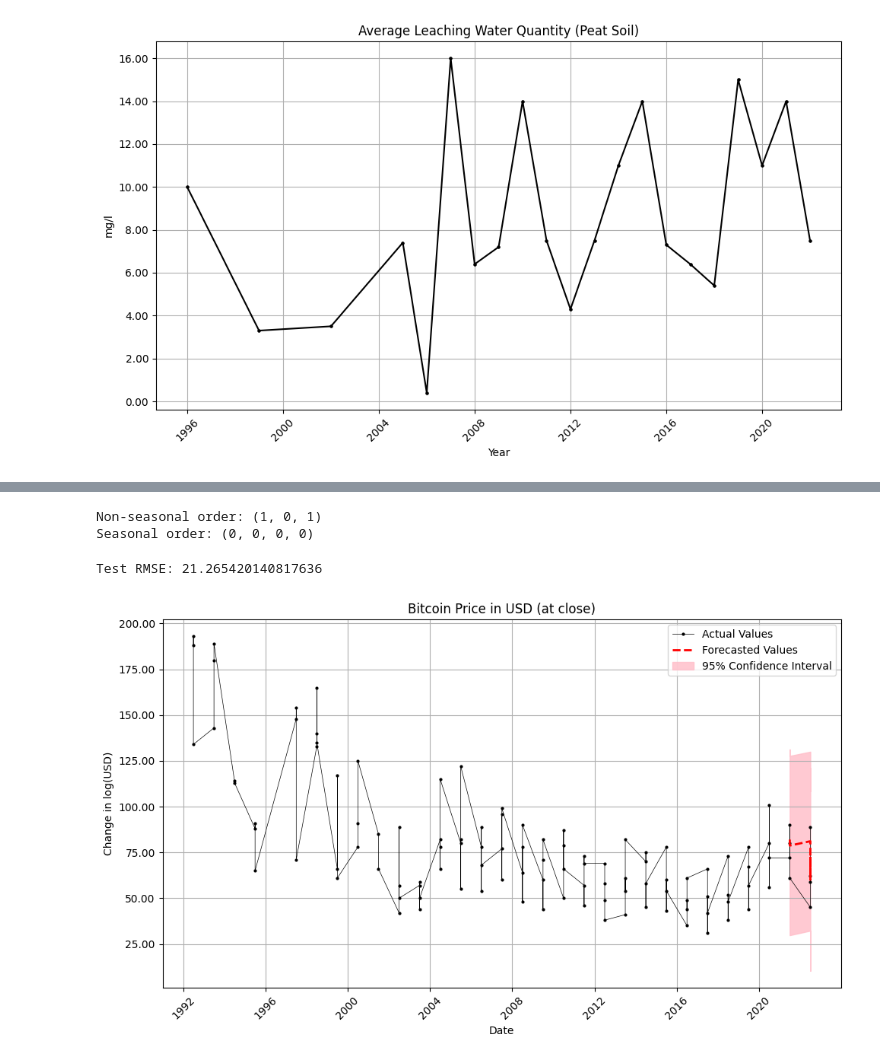
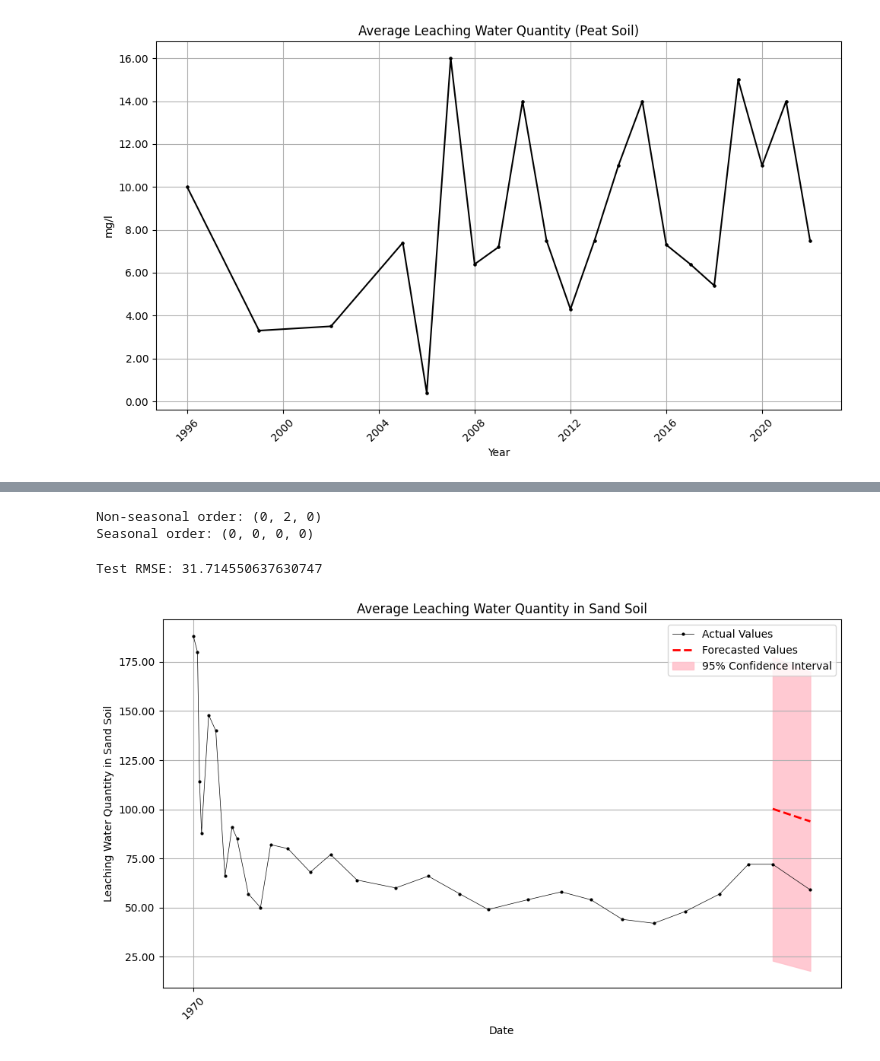
Before and after one commit to damarisparasca/HoTsPot-Intervention, a Jupyter notebook: prediction/time_series.ipynb, the cells around one changed output, grey strips where cells are left out. Drawn from its saved outputs; the diff is of its cells as text; code cells hidden in the pictures.

```diff
--- a/prediction/time_series.ipynb
+++ b/prediction/time_series.ipynb
@@ -141,0 +161,17 @@ KeyError: 'Date'
+# %%
+df_sand['Date'] = pd.to_datetime(df_sand['Date'])  # Convert to datetime
+# %%
+df_sand=df_sand.set_index('Date')  # Set as index
+# %%
+import pandas as pd
+
+# Load your DataFrame (assuming it's already in a variable called df_sand)
+df_sand['Date'] = pd.to_datetime(df_sand['Date'])  # Convert to datetime
+df_sand.set_index('Date', inplace=True)  # Set as index
+# df_sand.sort_index(inplace=True)  # Ensure the index is sorted
+
+# Optional: Set frequency if the data is evenly spaced (e.g., yearly)
+df_sand = df_sand.asfreq('Y')  # Adjust if the data has another frequency like 'M' for months
+
+df_sand.head()
+print(df_sand.index.freq)  # Should print 'A-DEC' (Year-end frequency) or None if irregular
@@ -346,7 +495,7 @@ import pandas as pd
 
 # Note: We drop the first NaN value that results from differencing
 series = df_sand['Gem'].dropna()
-series.index = pd.to_datetime(df_sand['Date'])  # Assuming 'series.index' contains date strings
+series.index = pd.to_datetime(series.index) # Assuming 'series.index' contains date strings
 
 
 # Use auto_arima to find the optimal SARIMA model
@@ -362,7 +511,7 @@ auto_model = auto_arima(series,
                         trace=True,
                         error_action='ignore',
                         suppress_warnings=True,
-                        stepwise=True)
+                        stepwise=False)
 
 print(auto_model.summary())
 # %% [output]
@@ -392,7 +525,7 @@ seasonal_order = auto_model.seasonal_order
 print(f"Non-seasonal order: {order}")
 print(f"Seasonal order: {seasonal_order}")
 # %% [output]
-Non-seasonal order: (1, 0, 1)
+Non-seasonal order: (0, 2, 0)
 Seasonal order: (0, 0, 0, 0)
 # %%
 from tqdm import trange
@@ -426,36 +559,36 @@ for t in trange(len(series_test)):
 # %%
 # Calculate RMSE
 rmse = np.sqrt(np.mean((predictions - series_test)**2))
 print(f'Test RMSE: {rmse}')
 
 # Plotting the forecast along with the actual series and confidence intervals
 plt.figure(figsize=(10, 6))
 # Plotting the entire original series
 plt.plot(series.index, series, marker='o', linestyle='-', color='black', markersize=2, linewidth=0.5, label='Actual Values')
 
 # Plotting the forecasted values on the test set
 plt.plot(series_test.index, predictions, label='Forecasted Values', color='red', linestyle='--', linewidth=2)
 
 # Extracting lower and upper confidence bounds
 lower_bounds = [ci[0] for ci in confidence_intervals]
 upper_bounds = [ci[1] for ci in confidence_intervals]
 
 # Plotting the confidence interval
 plt.fill_between(series_test.index, lower_bounds, upper_bounds, color='pink', alpha=0.85, label='95% Confidence Interval')
 
-plt.title('Bitcoin Price in USD (at close)')
+plt.title('Average Leaching Water Quantity in Sand Soil')
 plt.xlabel('Date')
-plt.ylabel('Change in log(USD)')
+plt.ylabel('Leaching Water Quantity in Sand Soil')
 plt.grid(True)
 # Manually format y-axis labels to avoid scientific notation
 plt.gca().yaxis.set_major_formatter(FuncFormatter(lambda x, _: '{:.2f}'.format(x)))
 plt.xticks(rotation=45)
 plt.legend()
 plt.tight_layout()
 plt.show()
 # %% [output]
-Test RMSE: 21.265420140817636
+Test RMSE: 31.714550637630747
-[figure, old version]
+[figure, new version]
 # %%
 # Number of periods to forecast (for example, 12 months into the future)
 forecast_steps = 1200
```
Also changed, not shown: parts of 24 cells of this notebook, 8 other files.
